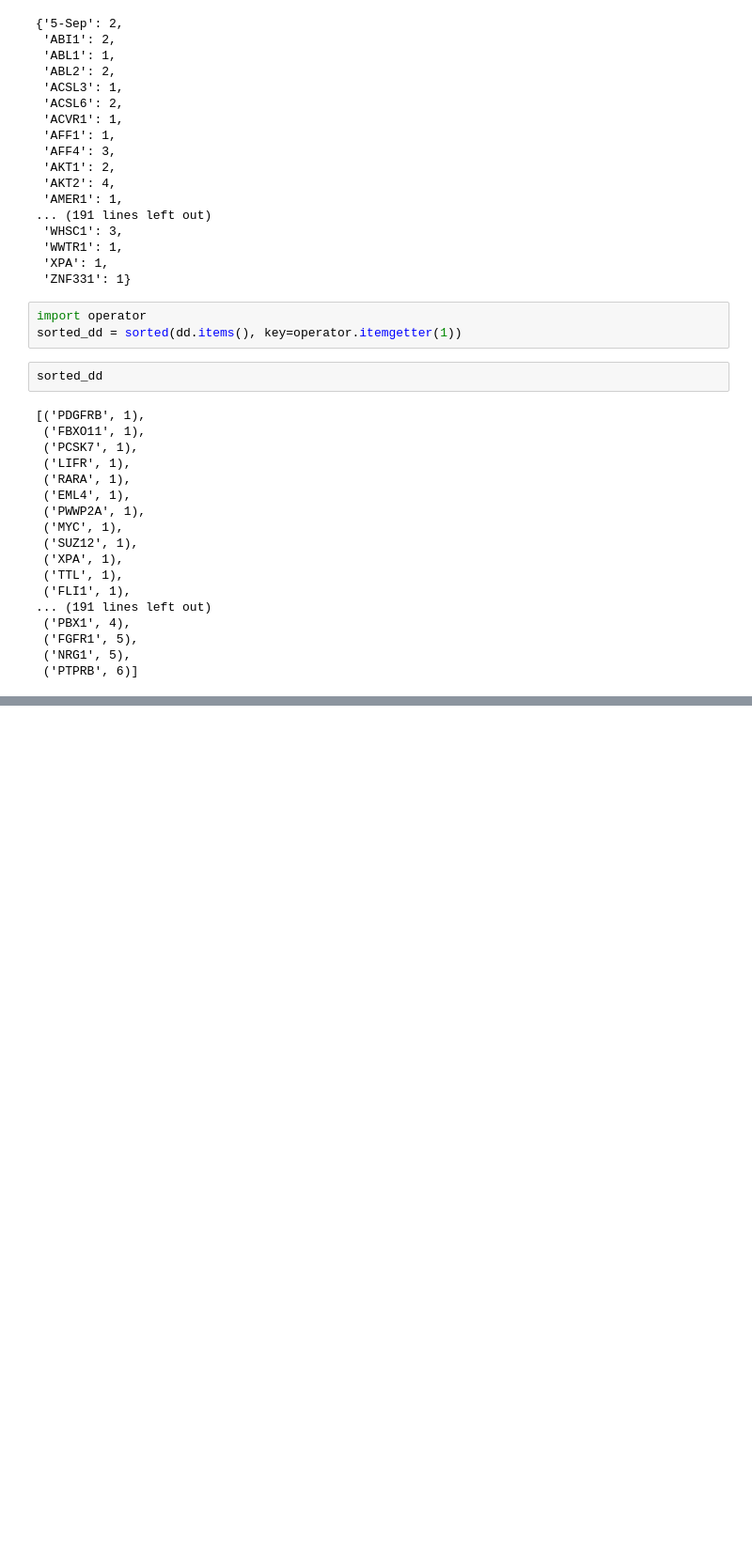
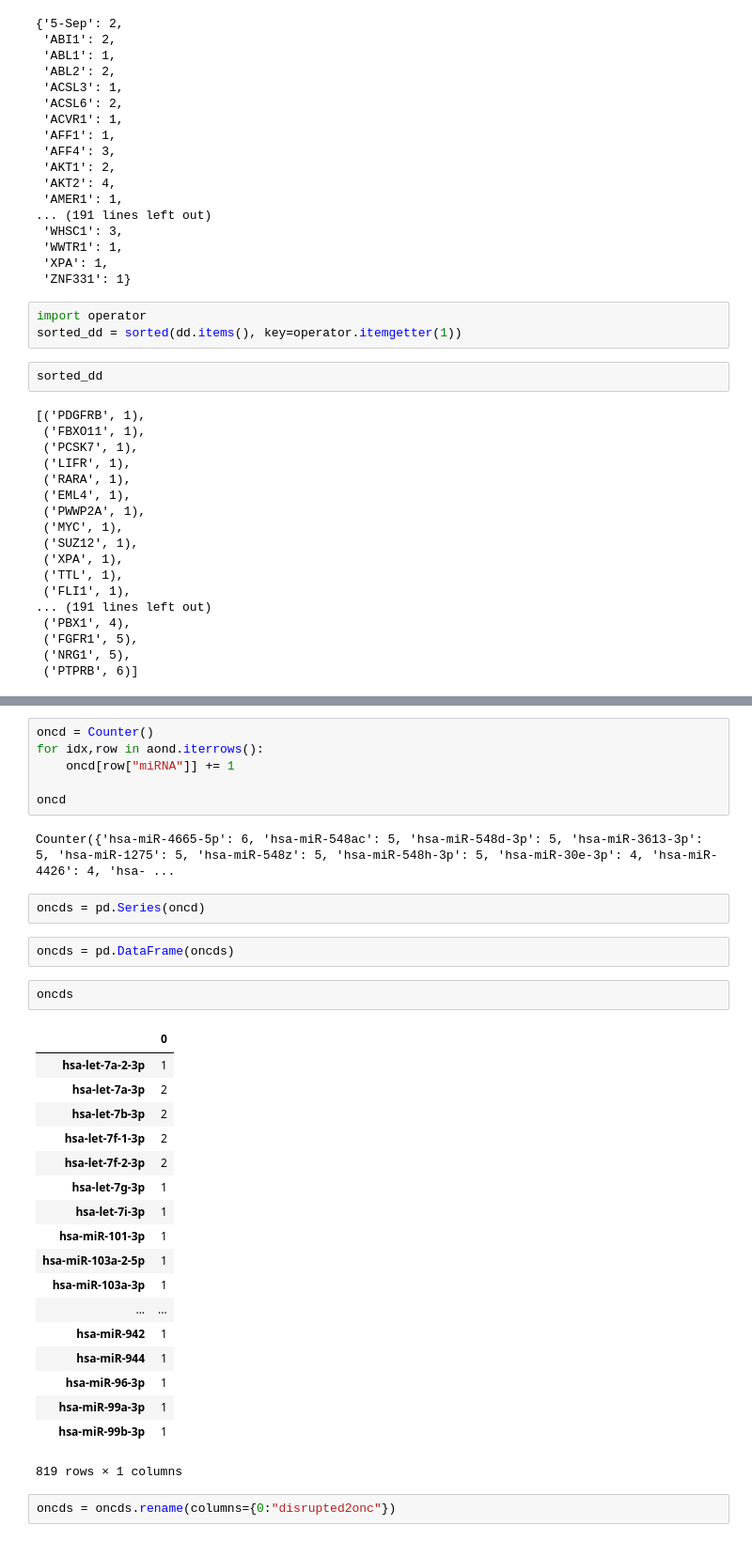
Before and after one commit to choyichen/tcga-mir-rewire, a Jupyter notebook: Oncogenes/Real Uniprot.ipynb, the cells around one changed output, grey strips where cells are left out. Shown at 94% size. Saved outputs shown, nothing was run; the diff lists cells and outputs as text; blank space fills up the shorter version.

```diff
--- a/Oncogenes/Real Uniprot.ipynb
+++ b/Oncogenes/Real Uniprot.ipynb
@@ -558,0 +584,35 @@ nx.draw(k, node_color=colors, alpha=.4, with_labels=True)
+# %%
+oncd = Counter()
+for idx,row in aond.iterrows():
+    oncd[row["miRNA"]] += 1
+
+oncd
+# %% [output]
+Counter({'hsa-miR-4665-5p': 6, 'hsa-miR-548ac': 5, 'hsa-miR-548d-3p': 5, 'hsa-miR-3613-3p': 5, 'hsa-miR-1275': 5, 'hsa-miR-548z': 5, 'hsa-miR-548h-3p': 5, 'hsa-miR-30e-3p': 4, 'hsa-miR-4426': 4, 'hsa- ...
+# %%
+oncds = pd.Series(oncd)
+# %%
+oncds = pd.DataFrame(oncds)
+# %%
+oncds
+# %% [output]
+|  | 0 |
+| hsa-let-7a-2-3p | 1 |
+| hsa-let-7a-3p | 2 |
+| hsa-let-7b-3p | 2 |
+| hsa-let-7f-1-3p | 2 |
+| hsa-let-7f-2-3p | 2 |
+| hsa-let-7g-3p | 1 |
+| hsa-let-7i-3p | 1 |
+| hsa-miR-101-3p | 1 |
+| hsa-miR-103a-2-5p | 1 |
+| hsa-miR-103a-3p | 1 |
+| ... | ... |
+| hsa-miR-942 | 1 |
+| hsa-miR-944 | 1 |
+| hsa-miR-96-3p | 1 |
+| hsa-miR-99a-3p | 1 |
+| hsa-miR-99b-3p | 1 |
+819 rows × 1 columns
+# %%
+oncds = oncds.rename(columns={0:"disrupted2onc"})
```
Also changed, not shown: parts of 17 cells of this notebook, 6 other files.
